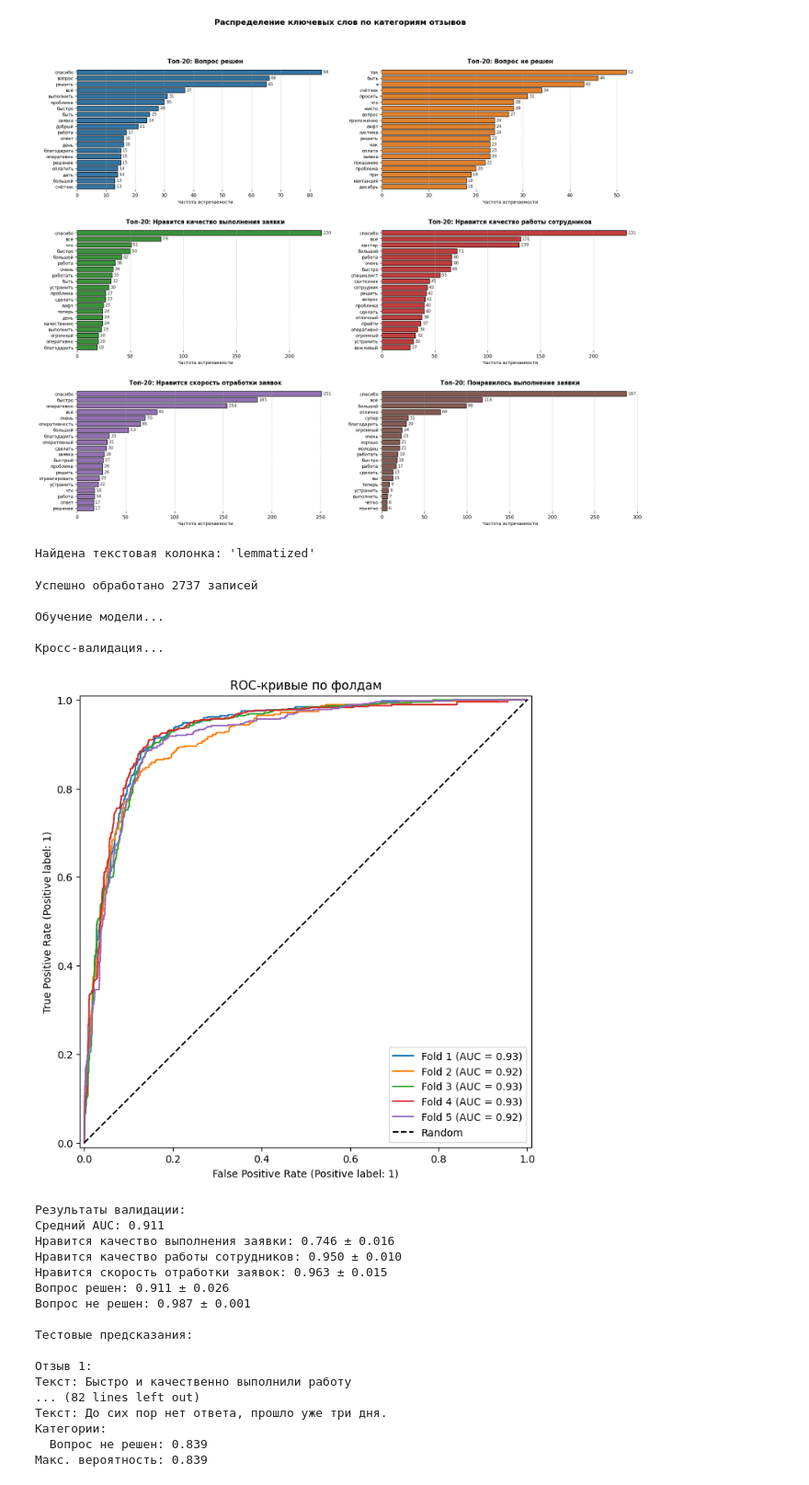
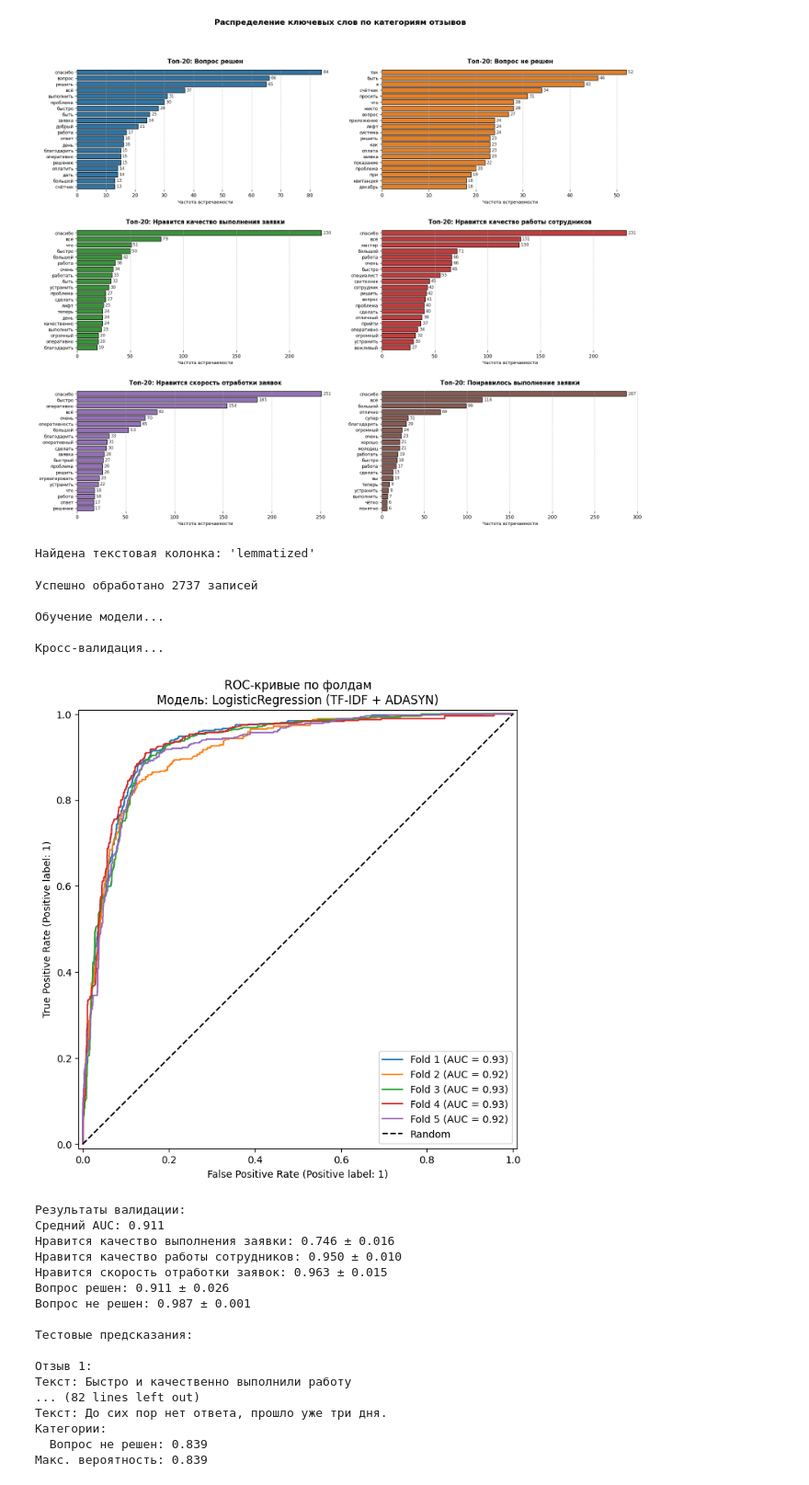
Before and after one commit to sshhmmoonnyyaa/intensiv_zam_bas, a Jupyter notebook: интенсив Женя/normal_final_result/test.ipynb, the cells around one changed output. Shown at 92% size. Cells and saved outputs as stored; diff of their text form; code cells hidden in the pictures.

```diff
--- a/интенсив Женя/normal_final_result/test.ipynb
+++ b/интенсив Женя/normal_final_result/test.ipynb
@@ -405,14 +405,14 @@ warnings.filterwarnings('ignore')
 # Инициализация инструментов для препроцессинга
 morph = MorphAnalyzer()
 
-# 1. Функции препроцессинга текста (удалена фильтрация стоп-слов)
+# 1. Функции препроцессинга текста
 def preprocess_text(text):
     text = str(text).lower()
 
     # Обработка отрицаний
     text = re.sub(r'\bне\s+(\w+)', r'не_\1', text)
 
-    # Лемматизация без стоп-слов
+    # Лемматизация
     words = []
     for word in re.findall(r'\b[\w-]+\b', text):
         p = morph.parse(word)[0]
@@ -444,7 +444,7 @@ def load_and_prepare_data(file_path='processed_data_final1.csv'):
         text_column = text_columns[0]
         print(f"\nНайдена текстовая колонка: '{text_column}'")
 
-        # Препроцессинг текста с прогресс-баром
+        # Препроцессинг текста
         tqdm.pandas(desc="Обработка текста")
         df['processed_text'] = df[text_column].progress_apply(preprocess_text)
 
@@ -471,7 +471,7 @@ def load_and_prepare_data(file_path='processed_data_final1.csv'):
         print(f"\nОшибка при загрузке данных: {str(e)}")
         raise
 
-# 3. Пайплайн модели (удалены стоп-слова из векторизатора)
+# 3. Пайплайн модели
 def build_model():
     return make_pipeline(
         TfidfVectorizer(
@@ -493,8 +493,8 @@ def build_model():
         )
     )
 
-# 4. Кросс-валидация
-def cross_validate(X, y, categories, n_splits=5):
+# 4. Модифицированная функция кросс-валидации
+def cross_validate(X, y, categories, n_splits=5, model_name="Logistic Regression"):
     cv = StratifiedKFold(n_splits=n_splits, shuffle=True, random_state=42)
     results = {
         'auc_scores': [],
@@ -522,7 +522,7 @@ def cross_validate(X, y, categories, n_splits=5):
                     roc_auc_score(y_test[:,i], y_proba[:,i])
                 )
 
-        # Визуализация ROC
+        # Визуализация ROC с обновленным названием
         RocCurveDisplay.from_predictions(
             LabelBinarizer().fit_transform(y_test).ravel(),
             y_proba.ravel(),
@@ -531,7 +531,7 @@ def cross_validate(X, y, categories, n_splits=5):
         )
 
     plt.plot([0,1], [0,1], 'k--', label="Random")
-    plt.title('ROC-кривые по фолдам')
+    plt.title(f'ROC-кривые по фолдам\nМодель: {model_name}')
     plt.legend()
     plt.show()
 
@@ -573,10 +573,11 @@ def main():
 
         print("\nОбучение модели...")
         model = build_model()
+        model_name = "LogisticRegression (TF-IDF + ADASYN)"
         model.fit(X, y)
 
         print("\nКросс-валидация...")
-        cv_results = cross_validate(X, y, cats)
+        cv_results = cross_validate(X, y, cats, model_name=model_name)
 
         print("\nРезультаты валидации:")
         print(f"Средний AUC: {np.mean(cv_results['auc_scores']):.3f}")
@@ -591,7 +592,6 @@ def main():
             "",
             "Сотрудник опоздал, но проблему решил",
             "Никто не приехал, обслуживание ужасное",
-            # Новые комментарии
             "Сотрудники работают оперативно, заявка выполнена в срок.",
             "Качество услуг на высоте, но пришлось долго ждать ответа.",
             "Проблема осталась нерешенной, очень разочарован.",
@@ -603,34 +603,34 @@ def main():
             "Работа сделана хорошо, но сотрудник опоздал на встречу.",
             "До сих пор нет ответа, прошло уже три дня."
         ]
 
         print("\nТестовые предсказания:")
         predictions = predict_with_threshold(model, test_texts, cats, 0.25)
 
         for i, pred in enumerate(predictions):
             print(f"\nОтзыв {i+1}:")
             print(f"Текст: {pred['text']}")
             if pred['categories']:
                 print("Категории:")
                 for cat in pred['categories']:
                     print(f"  {cat}: {pred['probabilities'][cat]:.3f}")
             else:
                 print("Категории: не определены")
             print(f"Макс. вероятность: {pred['max_score']:.3f}")
 
     except Exception as e:
         print(f"\nКритическая ошибка: {str(e)}")
 
 if __name__ == "__main__":
     main()
 # %% [output]
 Найдена текстовая колонка: 'lemmatized'
 Успешно обработано 2737 записей
 
 Обучение модели...
 
 Кросс-валидация...
-[figure, old version]
+[figure, new version]
 Результаты валидации:
 Средний AUC: 0.911
 Нравится качество выполнения заявки: 0.746 ± 0.016
```
Also changed, not shown: parts of 4 cells of this notebook, 2 other files.
